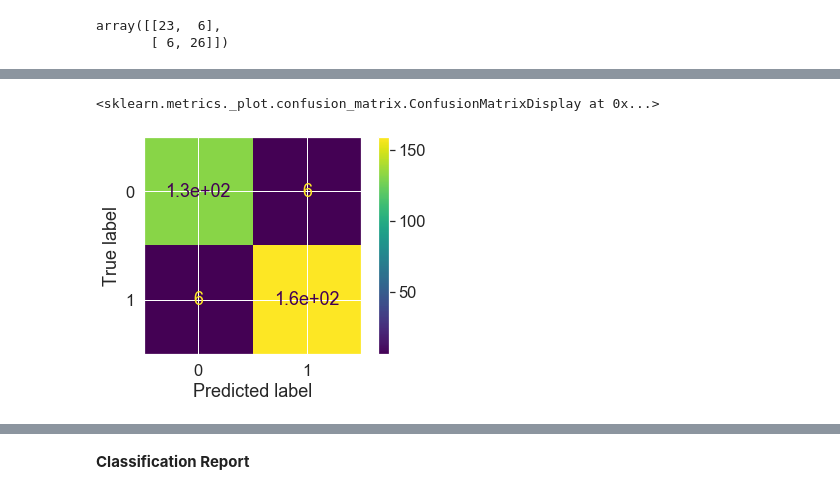
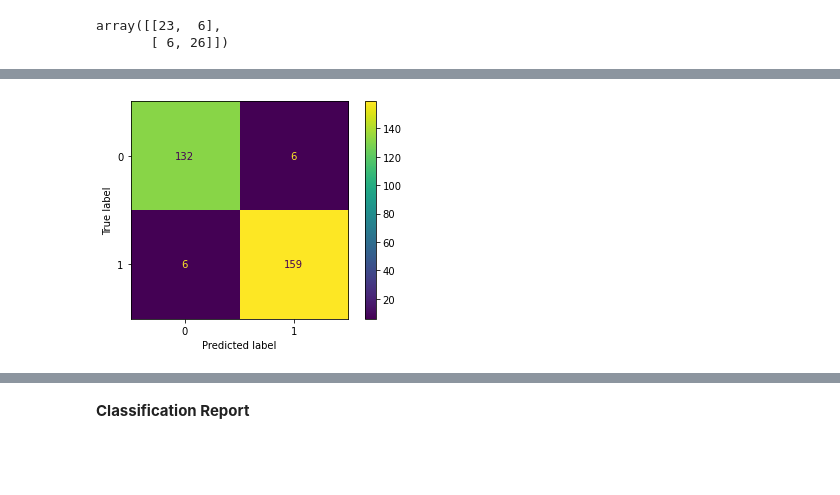
Before and after one commit to mrdbourke/zero-to-mastery-ml, a Jupyter notebook: section-2-data-science-and-ml-tools/introduction-to-scikit-learn-video.ipynb, the cells around one changed output, grey strips where cells are left out. Saved outputs shown, nothing was run; the diff lists cells and outputs as text; code cells hidden in the pictures; blank space fills up the shorter version.

Commit message:
update sklearn notebooks for 1.0

```diff
--- a/section-2-data-science-and-ml-tools/introduction-to-scikit-learn-video.ipynb
+++ b/section-2-data-science-and-ml-tools/introduction-to-scikit-learn-video.ipynb
@@ -832,0 +868,4 @@ FileNotFoundError: [Errno 2] File data/heart-disease.csv does not exist: 'data/h
+# %%
+# Get the data (be sure to click "raw") - https://github.com/mrdbourke/zero-to-mastery-ml/blob/master/data/heart-disease.csv
+heart_disease = pd.read_csv("https://raw.githubusercontent.com/mrdbourke/zero-to-mastery-ml/master/data/heart-disease.csv")
+heart_disease.head()
@@ -1362,12 +1436,0 @@ len(X_test)
-# %%
-# Make our confusion matrix more visual with Seaborn's heatmap()
-import seaborn as sns
-
-# Set the font scale
-sns.set(font_scale=1.5)
-
-# Create a confusion matrix
-conf_mat = confusion_matrix(y_test, y_preds)
-
-# Plot it using Seaborn
-sns.heatmap(conf_mat);
@@ -1397,7 +1451,6 @@ plot_conf_mat(conf_mat)
 # %%
-from sklearn.metrics import plot_confusion_matrix
+from sklearn.metrics import ConfusionMatrixDisplay
 
-plot_confusion_matrix(clf, X, y)
+ConfusionMatrixDisplay.from_estimator(estimator=clf, X=X, y=y);
 # %% [output]
-<sklearn.metrics._plot.confusion_matrix.ConfusionMatrixDisplay at 0x...>
-[figure, old version]
+[figure, new version]
```
Also changed, not shown: parts of 149 cells of this notebook, 4 other files.
